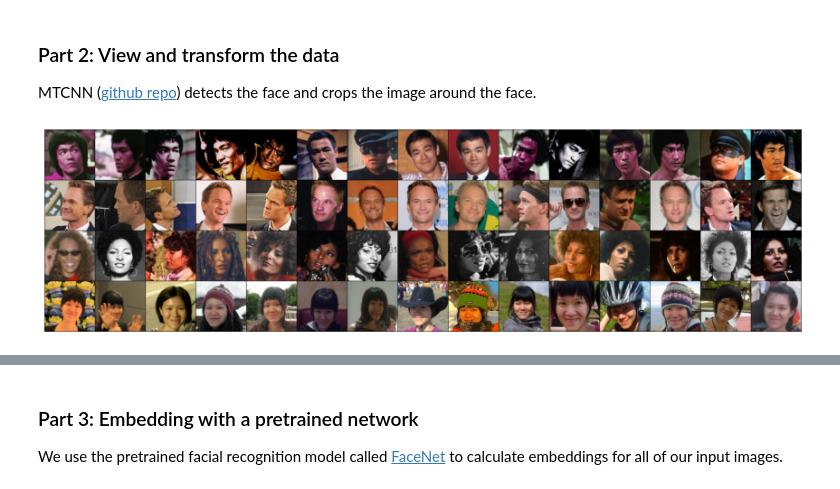
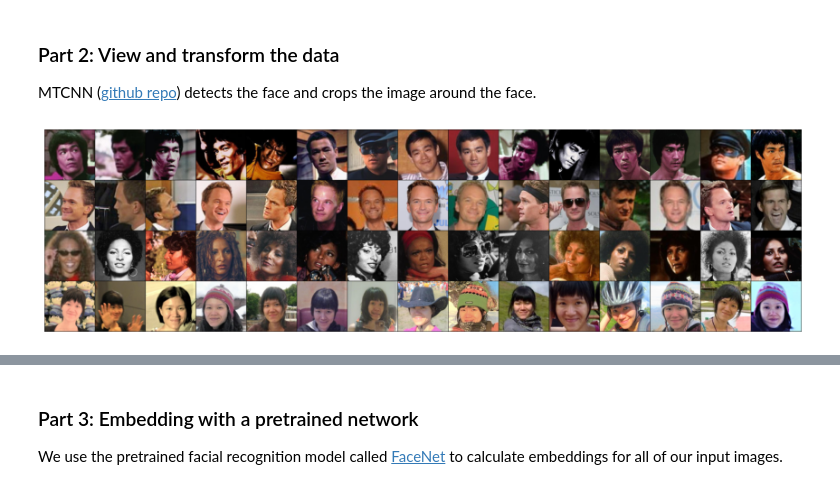
Before and after one commit to myyim/FaceNet, a Jupyter notebook: manyi-facenet.ipynb, the cells around one changed output, grey strips where cells are left out. Saved outputs shown, nothing was run; the diff lists cells and outputs as text; code cells hidden in the pictures.

```diff
--- a/manyi-facenet.ipynb
+++ b/manyi-facenet.ipynb
@@ -115,30 +130,28 @@ The download has been completed.
 
 MTCNN ([github repo](https://github.com/ipazc/mtcnn)) detects the face and crops the image around the face.
 # %%
-# Display Images
+# Display Imaclass_to_idxges
 # Here are the source images of Bruce Lee, Neil Patrick Harris, Pam Grier and me
 train_transform = transforms.Compose((transforms.Resize((256, 256)),
                                       transforms.ToTensor()))
 
-face_dataset = ImageFolder('faces', transform=train_transform)
-
-image_count = len(face_dataset)
+face_dataset = ImageFolder(fname, transform=train_transform)
 
 face_loader = torch.utils.data.DataLoader(face_dataset,
-                                          batch_size=75,
+                                          batch_size=60,
                                           shuffle=False)
 
 dataiter = iter(face_loader)
 images, labels = dataiter.next()
 
 images_to_display = torch.cat((images[0:15,:,:,:],images[30:,:,:,:],images[15:30,:,:,:]))
 # show images
 plt.figure(figsize=(15, 15))
 plt.imshow(make_grid(images_to_display, nrow=15).permute(1, 2, 0))
 plt.axis('off')
 plt.show()
 # %% [output]
-[figure, old version]
+[figure, new version]
 # %%
 # Image Preprocessing Function
 def process_images(image_dir: str, size=256):
```
Also changed, not shown: parts of 33 cells of this notebook.
